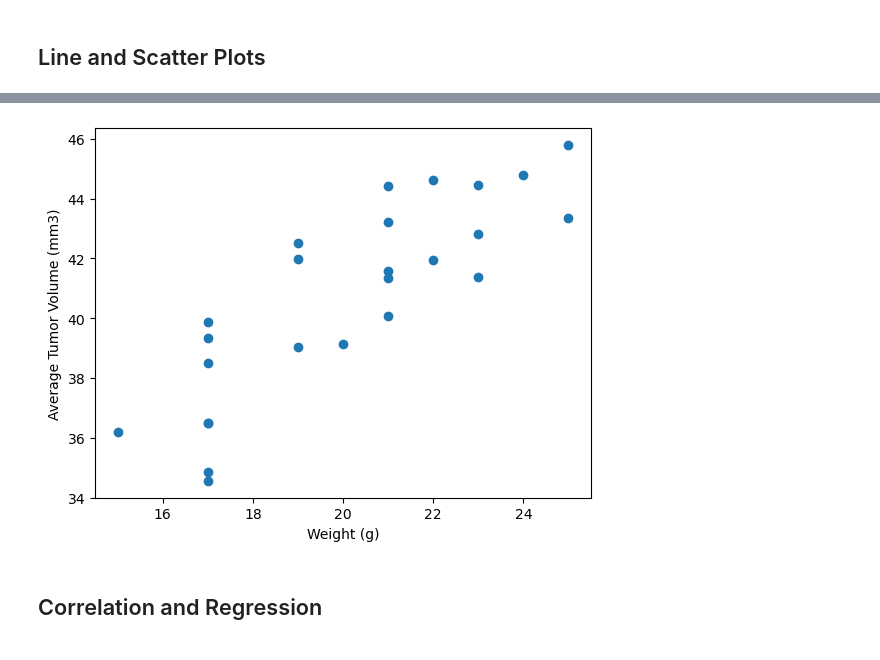
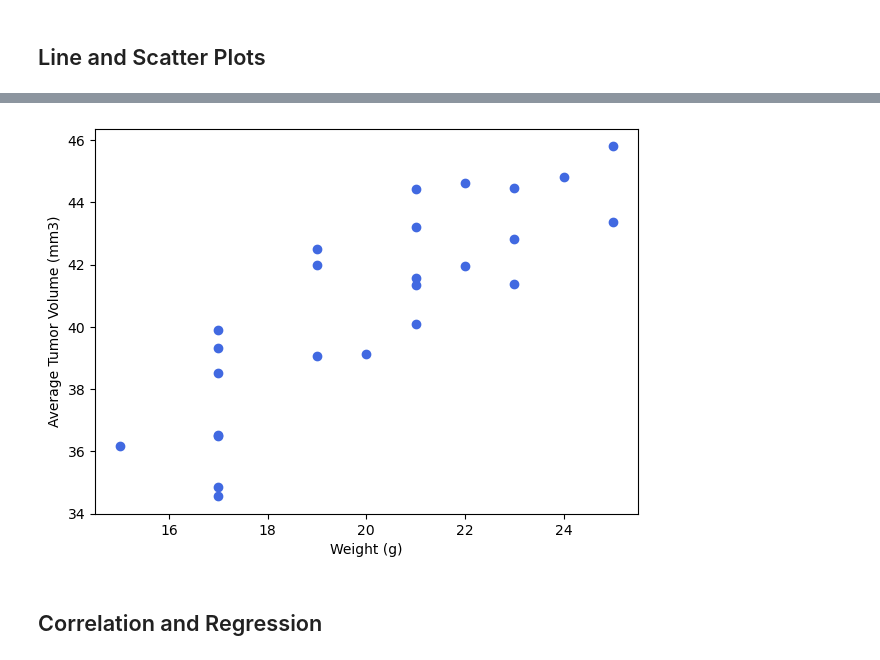
Before and after one commit to aferrodelgado/data-visualization-challenge, a Jupyter notebook: Pymaceuticals/pymaceuticals_starter.ipynb, the cells around one changed output, grey strips where cells are left out. Saved outputs shown, nothing was run; the diff lists cells and outputs as text; code cells hidden in the pictures.

```diff
--- a/Pymaceuticals/pymaceuticals_starter.ipynb
+++ b/Pymaceuticals/pymaceuticals_starter.ipynb
@@ -240,2 +288,12 @@ Ceftamin's potential outliers: Series([], Name: Tumor Volume (mm3), dtype: float
 # %% [markdown]
 ## Line and Scatter Plots
+# %%
+#Filter for mice treated with Capomulin
+capomulin_data = combined_data[combined_data['Drug Regimen'] == 'Capomulin']
+
+# Extract unique Mouse IDs
+capomulin_mice = capomulin_data['Mouse ID'].unique()
+
+# Output the results
+print("Mice treated with Capomulin:", capomulin_mice)
+print("Number of mice treated with Capomulin:", len(capomulin_mice))
@@ -246,6 +340,16 @@ Ceftamin's potential outliers: Series([], Name: Tumor Volume (mm3), dtype: float
 # %%
 # Generate a scatter plot of mouse weight vs. the average observed tumor volume for the entire Capomulin regimen
+avg_tumor_vol_data = capomulin_data.groupby('Mouse ID').agg({
+    'Tumor Volume (mm3)': 'mean',
+    'Weight (g)': 'mean'}).reset_index()
+
+# Plot the data
+plt.figure(figsize=(7, 5))
+plt.scatter(avg_tumor_vol_data['Weight (g)'], avg_tumor_vol_data['Tumor Volume (mm3)'], color='royalblue')
+plt.xlabel('Weight (g)')
+plt.ylabel('Average Tumor Volume (mm3)')
+plt.show()
 # %% [output]
-[figure, old version]
+[figure, new version]
 # %% [markdown]
 ## Correlation and Regression
```
Also changed, not shown: parts of 11 cells of this notebook.
